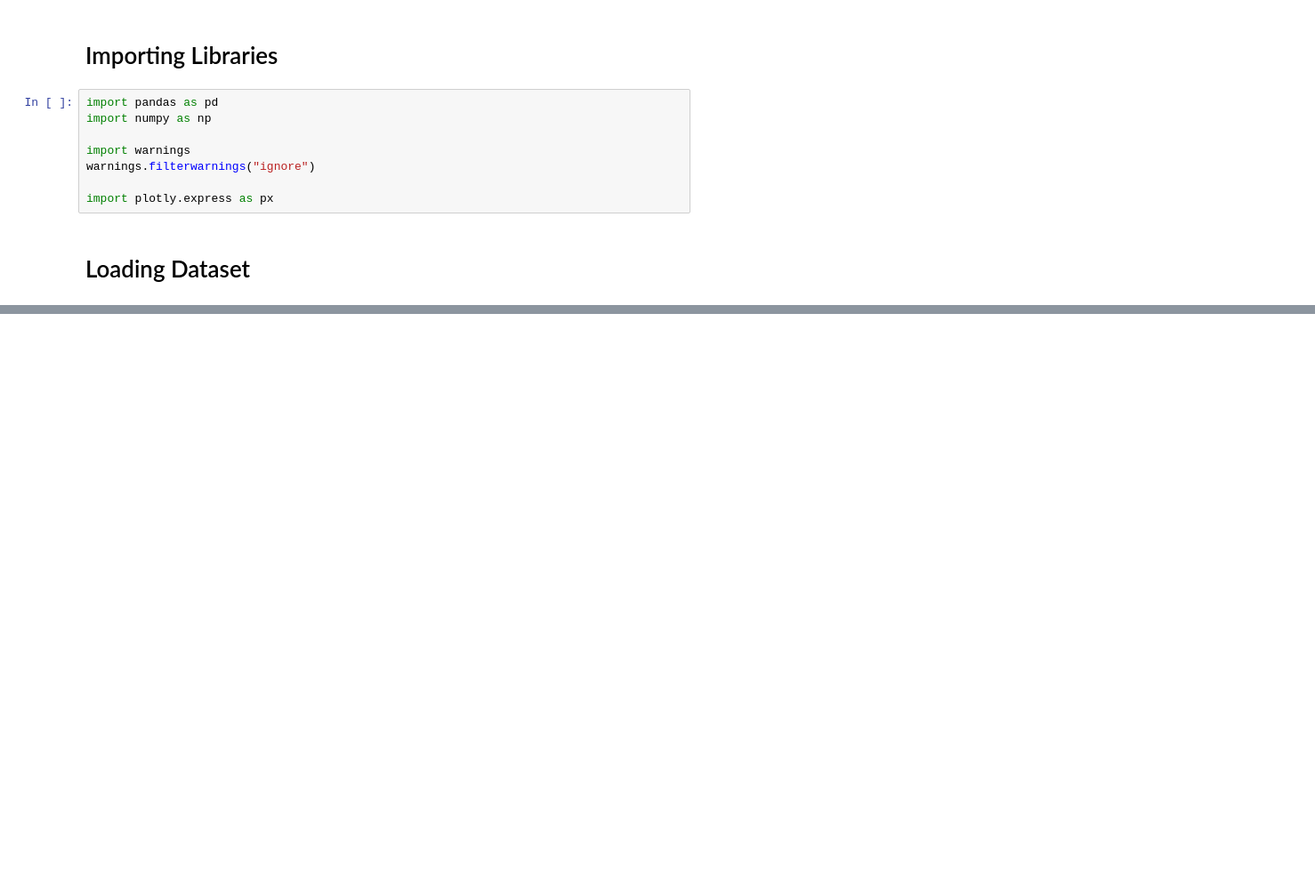
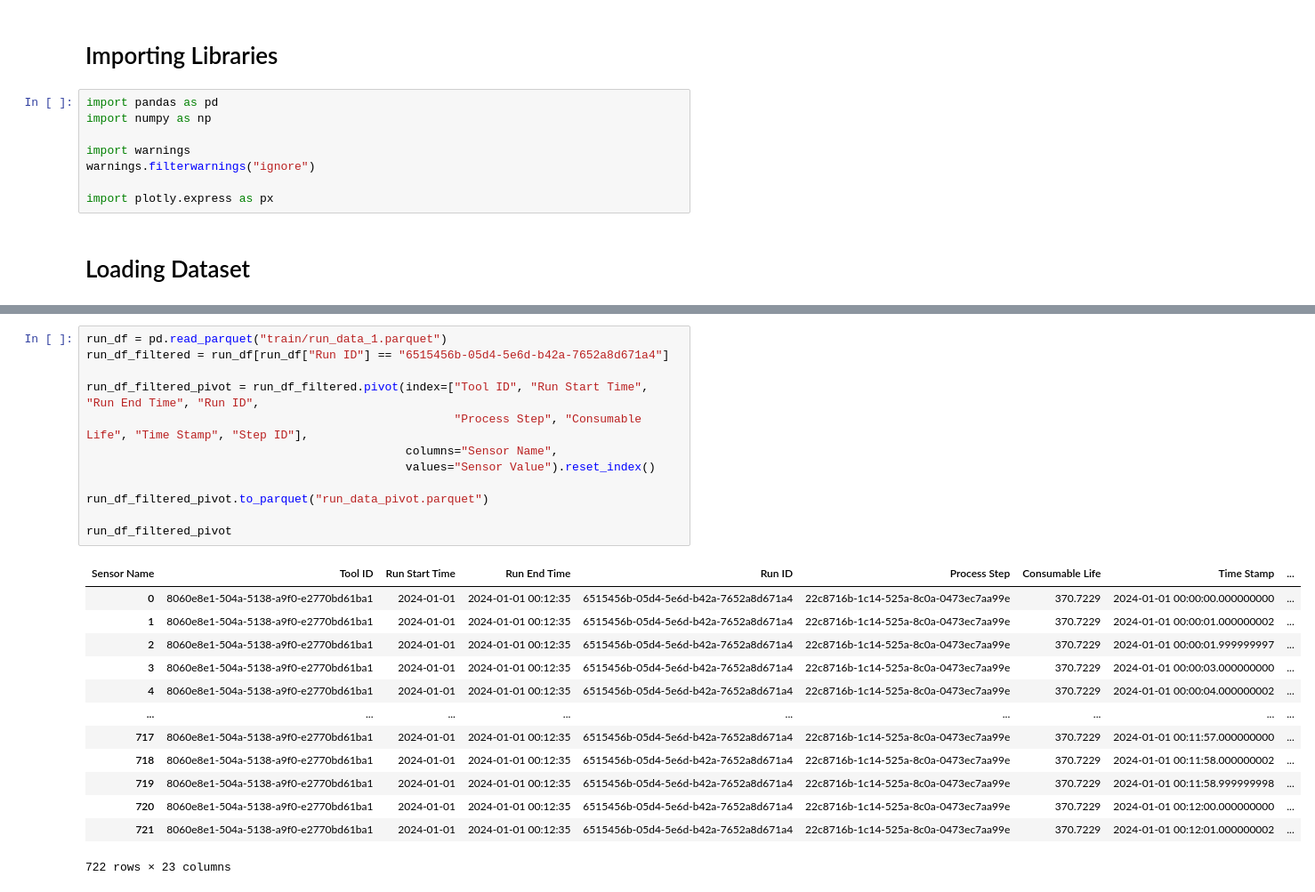
Before and after one commit to alvinnnnnnnnnn/Micron-AI-Challenge, a Jupyter notebook: script.ipynb, the cells around one changed output, grey strips where cells are left out. Shown at 89% size. Drawn from its saved outputs; the diff is of its cells as text; blank space fills up the shorter version.

```diff
--- a/script.ipynb
+++ b/script.ipynb
@@ -594,0 +48,26 @@ Name: count, dtype: int64
+# %%
+run_df = pd.read_parquet("train/run_data_1.parquet")
+run_df_filtered = run_df[run_df["Run ID"] == "6515456b-05d4-5e6d-b42a-7652a8d671a4"]
+
+run_df_filtered_pivot = run_df_filtered.pivot(index=["Tool ID", "Run Start Time", "Run End Time", "Run ID",
+                                                     "Process Step", "Consumable Life", "Time Stamp", "Step ID"],
+                                              columns="Sensor Name",
+                                              values="Sensor Value").reset_index()
+
+run_df_filtered_pivot.to_parquet("run_data_pivot.parquet")
+
+run_df_filtered_pivot
+# %% [output]
+| Sensor Name | Tool ID | Run Start Time | Run End Time | Run ID | Process Step | Consumable Life | Time Stamp | ... |
+| 0 | 8060e8e1-504a-5138-a9f0-e2770bd61ba1 | 2024-01-01 | 2024-01-01 00:12:35 | 6515456b-05d4-5e6d-b42a-7652a8d671a4 | 22c8716b-1c14-525a-8c0a-0473ec7aa99e | 370.7229 | 2024-01-01 00:00:00.000000000 | ... |
+| 1 | 8060e8e1-504a-5138-a9f0-e2770bd61ba1 | 2024-01-01 | 2024-01-01 00:12:35 | 6515456b-05d4-5e6d-b42a-7652a8d671a4 | 22c8716b-1c14-525a-8c0a-0473ec7aa99e | 370.7229 | 2024-01-01 00:00:01.000000002 | ... |
+| 2 | 8060e8e1-504a-5138-a9f0-e2770bd61ba1 | 2024-01-01 | 2024-01-01 00:12:35 | 6515456b-05d4-5e6d-b42a-7652a8d671a4 | 22c8716b-1c14-525a-8c0a-0473ec7aa99e | 370.7229 | 2024-01-01 00:00:01.999999997 | ... |
+| 3 | 8060e8e1-504a-5138-a9f0-e2770bd61ba1 | 2024-01-01 | 2024-01-01 00:12:35 | 6515456b-05d4-5e6d-b42a-7652a8d671a4 | 22c8716b-1c14-525a-8c0a-0473ec7aa99e | 370.7229 | 2024-01-01 00:00:03.000000000 | ... |
+| 4 | 8060e8e1-504a-5138-a9f0-e2770bd61ba1 | 2024-01-01 | 2024-01-01 00:12:35 | 6515456b-05d4-5e6d-b42a-7652a8d671a4 | 22c8716b-1c14-525a-8c0a-0473ec7aa99e | 370.7229 | 2024-01-01 00:00:04.000000002 | ... |
+| ... | ... | ... | ... | ... | ... | ... | ... | ... |
+| 717 | 8060e8e1-504a-5138-a9f0-e2770bd61ba1 | 2024-01-01 | 2024-01-01 00:12:35 | 6515456b-05d4-5e6d-b42a-7652a8d671a4 | 22c8716b-1c14-525a-8c0a-0473ec7aa99e | 370.7229 | 2024-01-01 00:11:57.000000000 | ... |
+| 718 | 8060e8e1-504a-5138-a9f0-e2770bd61ba1 | 2024-01-01 | 2024-01-01 00:12:35 | 6515456b-05d4-5e6d-b42a-7652a8d671a4 | 22c8716b-1c14-525a-8c0a-0473ec7aa99e | 370.7229 | 2024-01-01 00:11:58.000000002 | ... |
+| 719 | 8060e8e1-504a-5138-a9f0-e2770bd61ba1 | 2024-01-01 | 2024-01-01 00:12:35 | 6515456b-05d4-5e6d-b42a-7652a8d671a4 | 22c8716b-1c14-525a-8c0a-0473ec7aa99e | 370.7229 | 2024-01-01 00:11:58.999999998 | ... |
+| 720 | 8060e8e1-504a-5138-a9f0-e2770bd61ba1 | 2024-01-01 | 2024-01-01 00:12:35 | 6515456b-05d4-5e6d-b42a-7652a8d671a4 | 22c8716b-1c14-525a-8c0a-0473ec7aa99e | 370.7229 | 2024-01-01 00:12:00.000000000 | ... |
+| 721 | 8060e8e1-504a-5138-a9f0-e2770bd61ba1 | 2024-01-01 | 2024-01-01 00:12:35 | 6515456b-05d4-5e6d-b42a-7652a8d671a4 | 22c8716b-1c14-525a-8c0a-0473ec7aa99e | 370.7229 | 2024-01-01 00:12:01.000000002 | ... |
+722 rows × 23 columns
```
Also changed, not shown: parts of 46 cells of this notebook, 2 other files.
